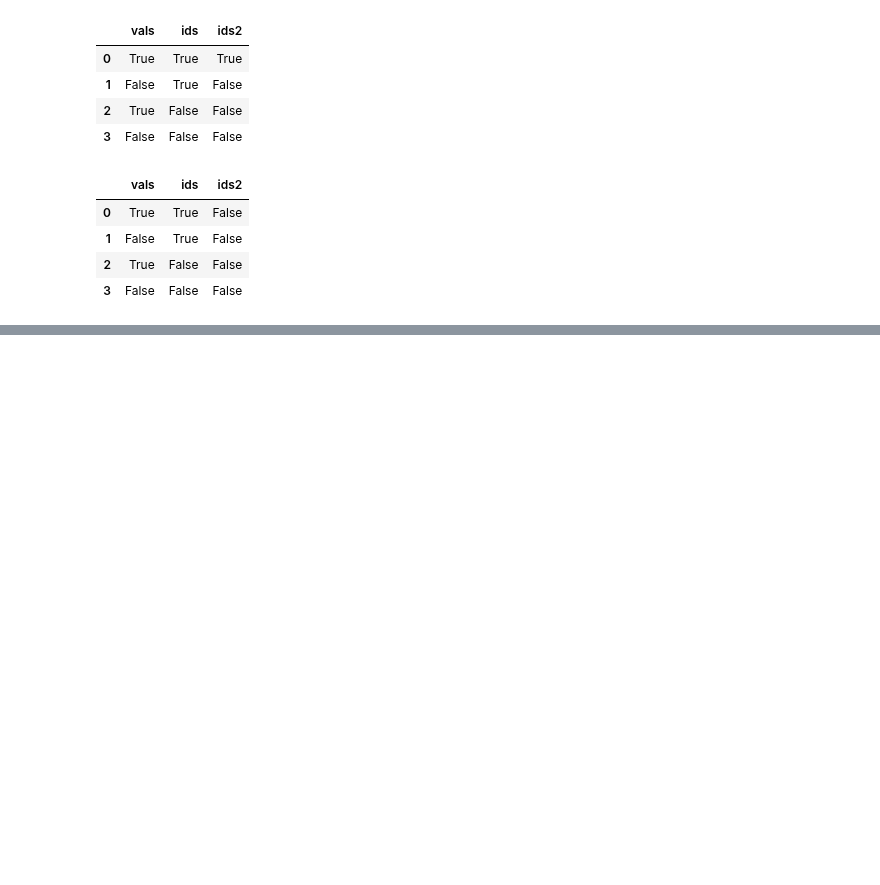
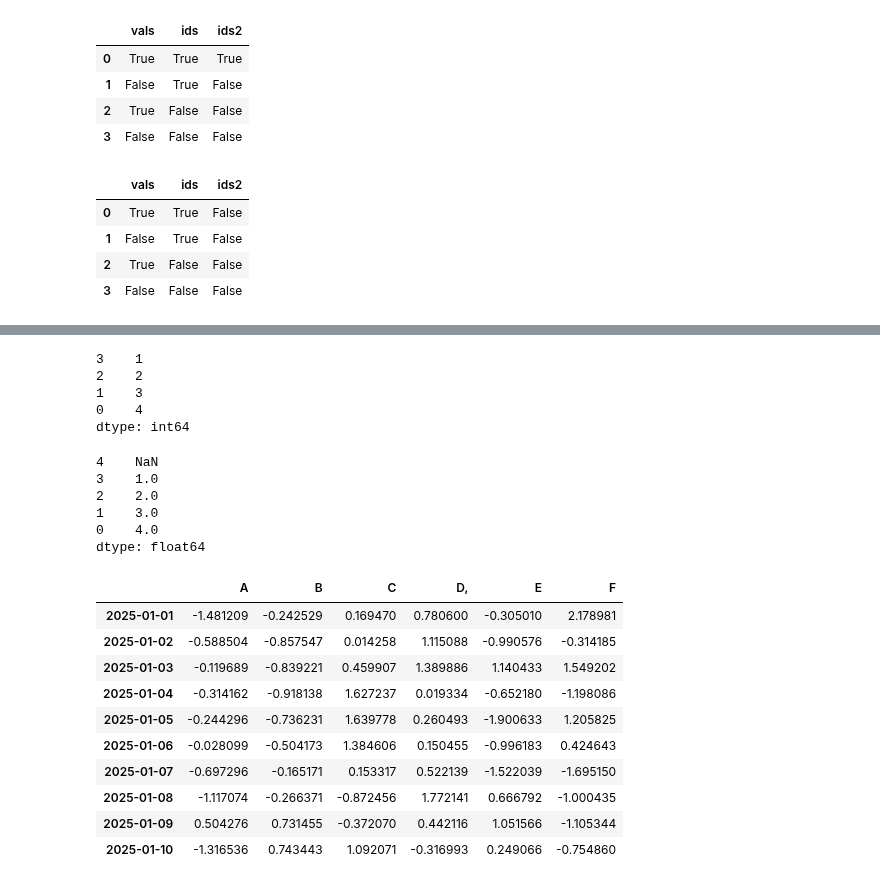
Before and after one commit to manasesmutembei11/ML, a Jupyter notebook: pandas/indexing_and_selecting.ipynb, the cells around one changed output, grey strips where cells are left out. Drawn from its saved outputs; the diff is of its cells as text; code cells hidden in the pictures; blank space fills up the shorter version.

Commit message:
The where method and masking

```diff
--- a/pandas/indexing_and_selecting.ipynb
+++ b/pandas/indexing_and_selecting.ipynb
@@ -749,0 +759,34 @@ df.isin(values)
+# %%
+#The where() Method and Masking
+s[s> 0]
+# %% [output]
+3    1
+2    2
+1    3
+0    4
+dtype: int64
+# %%
+s.where (s>0)
+# %% [output]
+4    NaN
+3    1.0
+2    2.0
+1    3.0
+0    4.0
+dtype: float64
+# %%
+dates = pd.date_range('1/1/2025', periods= 10)
+df = pd.DataFrame(np.random.randn(10, 6), index=dates, columns = ['A','B','C','D,','E','F'])
+df
+# %% [output]
+|  | A | B | C | D, | E | F |
+| 2025-01-01 | -1.481209 | -0.242529 | 0.169470 | 0.780600 | -0.305010 | 2.178981 |
+| 2025-01-02 | -0.588504 | -0.857547 | 0.014258 | 1.115088 | -0.990576 | -0.314185 |
+| 2025-01-03 | -0.119689 | -0.839221 | 0.459907 | 1.389886 | 1.140433 | 1.549202 |
+| 2025-01-04 | -0.314162 | -0.918138 | 1.627237 | 0.019334 | -0.652180 | -1.198086 |
+| 2025-01-05 | -0.244296 | -0.736231 | 1.639778 | 0.260493 | -1.900633 | 1.205825 |
+| 2025-01-06 | -0.028099 | -0.504173 | 1.384606 | 0.150455 | -0.996183 | 0.424643 |
+| 2025-01-07 | -0.697296 | -0.165171 | 0.153317 | 0.522139 | -1.522039 | -1.695150 |
+| 2025-01-08 | -1.117074 | -0.266371 | -0.872456 | 1.772141 | 0.666792 | -1.000435 |
+| 2025-01-09 | 0.504276 | 0.731455 | -0.372070 | 0.442116 | 1.051566 | -1.105344 |
+| 2025-01-10 | -1.316536 | 0.743443 | 1.092071 | -0.316993 | 0.249066 | -0.754860 |
```
Also changed, not shown: parts of 5 cells of this notebook.
